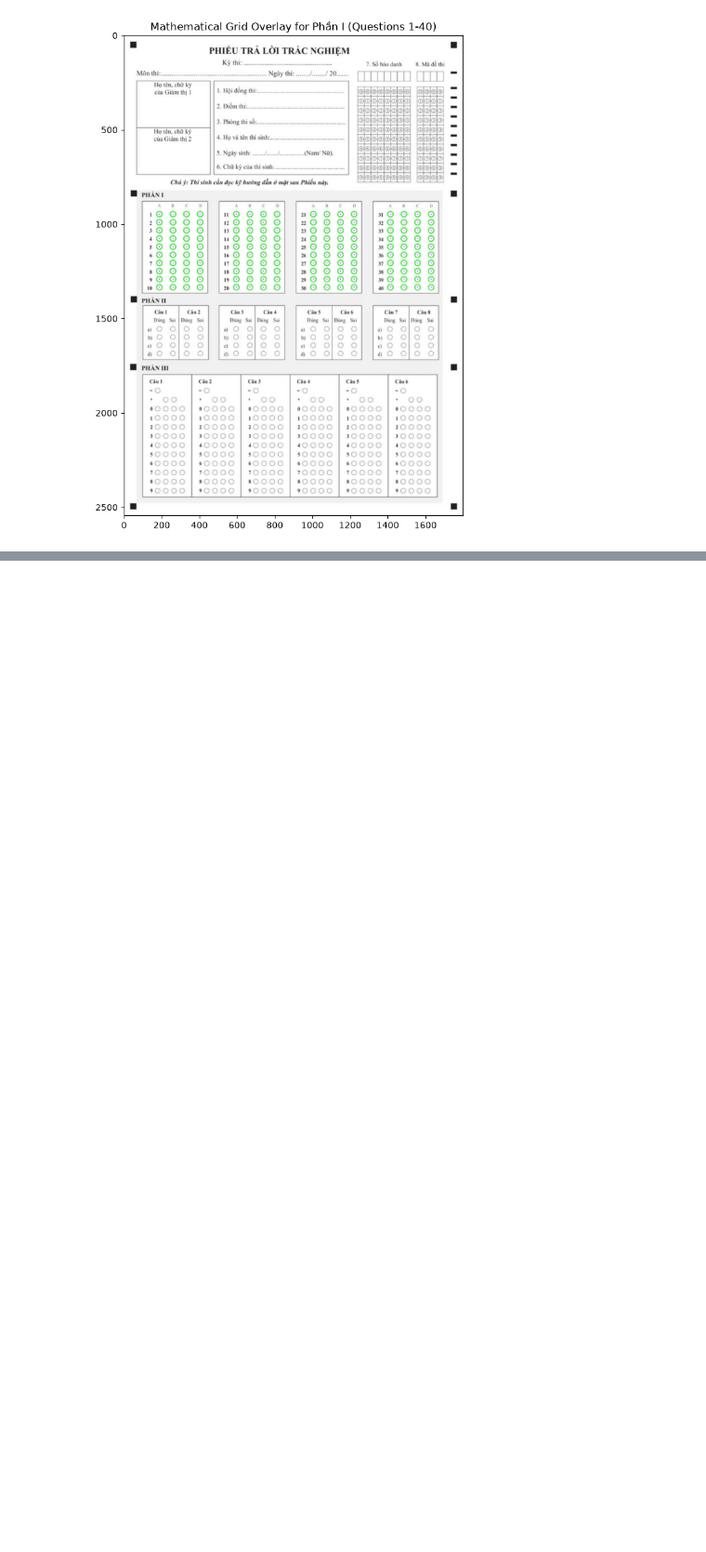
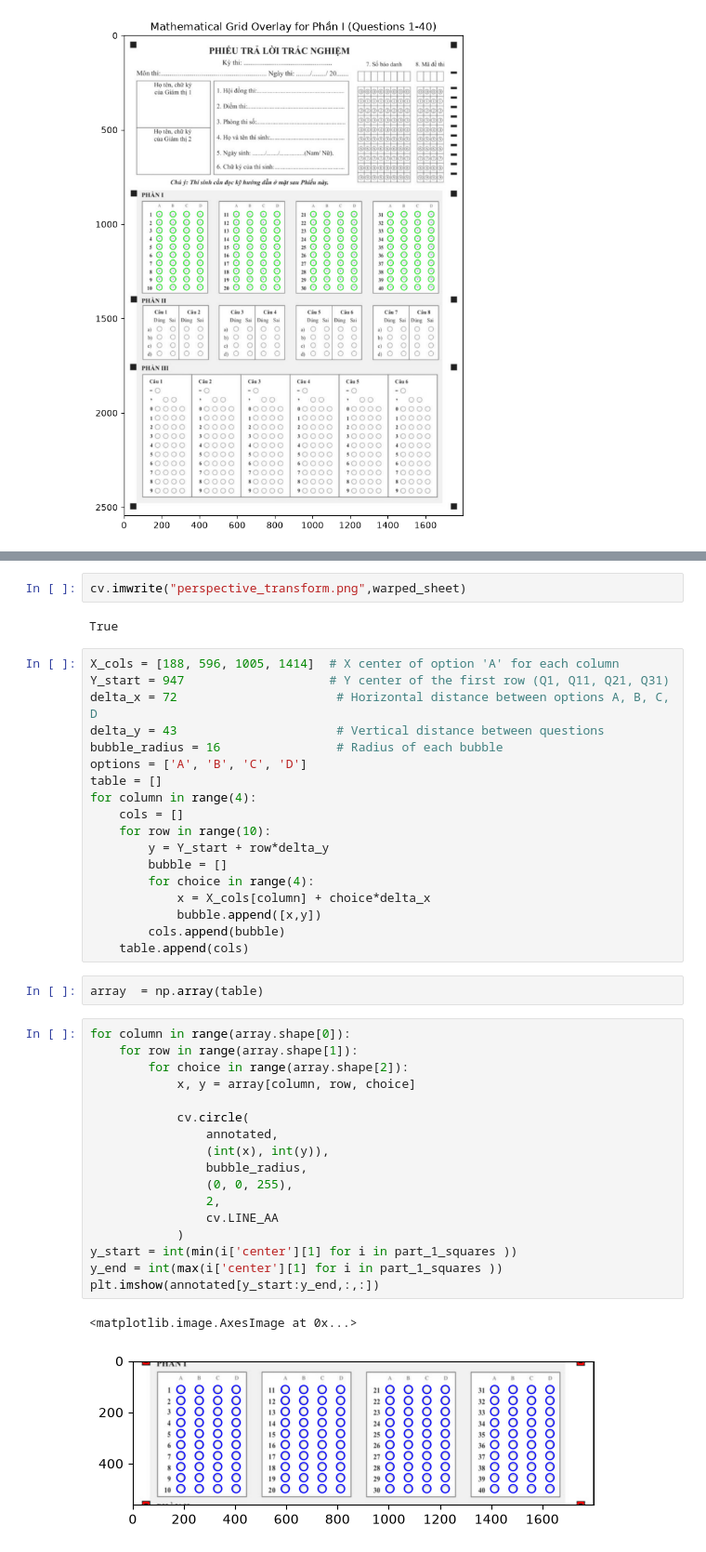
Before and after one commit to khanhdangtvc/OMR, a Jupyter notebook: image_processing.ipynb, the cells around one changed output, grey strips where cells are left out. Shown at 93% size. Drawn from its saved outputs; the diff is of its cells as text; blank space fills up the shorter version.

```diff
--- a/image_processing.ipynb
+++ b/image_processing.ipynb
@@ -190,0 +182,44 @@ bubble_map
+# %%
+cv.imwrite("perspective_transform.png",warped_sheet)
+# %% [output]
+True
+# %%
+X_cols = [188, 596, 1005, 1414]  # X center of option 'A' for each column
+Y_start = 947                    # Y center of the first row (Q1, Q11, Q21, Q31)
+delta_x = 72                      # Horizontal distance between options A, B, C, D
+delta_y = 43                      # Vertical distance between questions
+bubble_radius = 16                # Radius of each bubble
+options = ['A', 'B', 'C', 'D']
+table = []
+for column in range(4):
+    cols = []
+    for row in range(10):
+        y = Y_start + row*delta_y
+        bubble = []
+        for choice in range(4):
+            x = X_cols[column] + choice*delta_x
+            bubble.append([x,y])
+        cols.append(bubble)
+    table.append(cols)
+# %%
+array  = np.array(table)
+# %%
+for column in range(array.shape[0]):
+    for row in range(array.shape[1]):
+        for choice in range(array.shape[2]):
+            x, y = array[column, row, choice]
+
+            cv.circle(
+                annotated,
+                (int(x), int(y)),
+                bubble_radius,
+                (0, 0, 255),
+                2,
+                cv.LINE_AA
+            )
+y_start = int(min(i['center'][1] for i in part_1_squares ))
+y_end = int(max(i['center'][1] for i in part_1_squares ))
+plt.imshow(annotated[y_start:y_end,:,:])
+# %% [output]
+<matplotlib.image.AxesImage at 0x...>
+[figure, added]
```
Also changed, not shown: parts of 22 cells of this notebook, 3 other files.
